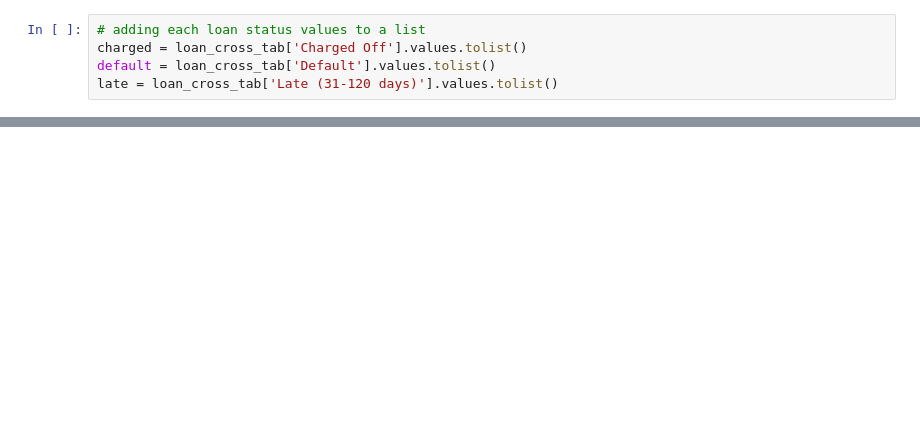
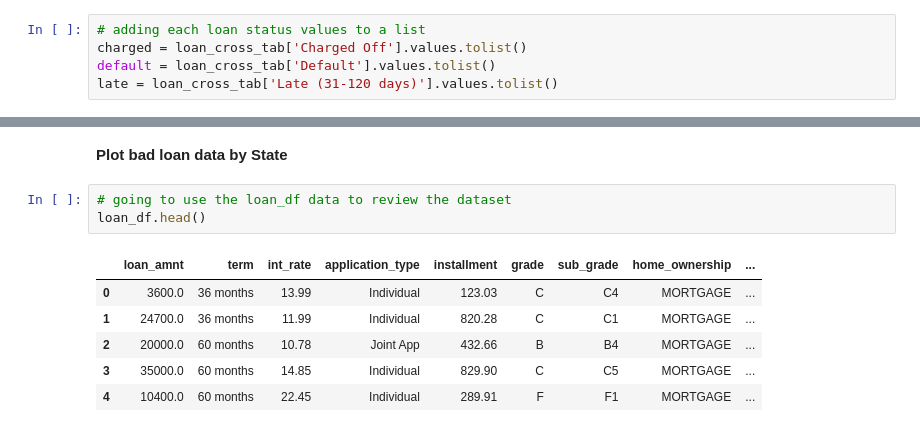
Before and after one commit to davisdw/Lending_Club_Loan_Prediction_Analysis, a Jupyter notebook: loan_prediction.ipynb, the cells around one changed output, grey strips where cells are left out. Cells and saved outputs as stored; diff of their text form; blank space fills up the shorter version.

```diff
--- a/loan_prediction.ipynb
+++ b/loan_prediction.ipynb
@@ -230,0 +252,12 @@ fig = go.Figure(data = data, layout = layout)
+# %% [markdown]
+**Plot bad loan data by State**
+# %%
+# going to use the loan_df data to review the dataset
+loan_df.head()
+# %% [output]
+|  | loan_amnt | term | int_rate | application_type | installment | grade | sub_grade | home_ownership | ... |
+| 0 | 3600.0 | 36 months | 13.99 | Individual | 123.03 | C | C4 | MORTGAGE | ... |
+| 1 | 24700.0 | 36 months | 11.99 | Individual | 820.28 | C | C1 | MORTGAGE | ... |
+| 2 | 20000.0 | 60 months | 10.78 | Joint App | 432.66 | B | B4 | MORTGAGE | ... |
+| 3 | 35000.0 | 60 months | 14.85 | Individual | 829.90 | C | C5 | MORTGAGE | ... |
+| 4 | 10400.0 | 60 months | 22.45 | Individual | 289.91 | F | F1 | MORTGAGE | ... |
```
Also changed, not shown: parts of 28 cells of this notebook, 1 other file.
